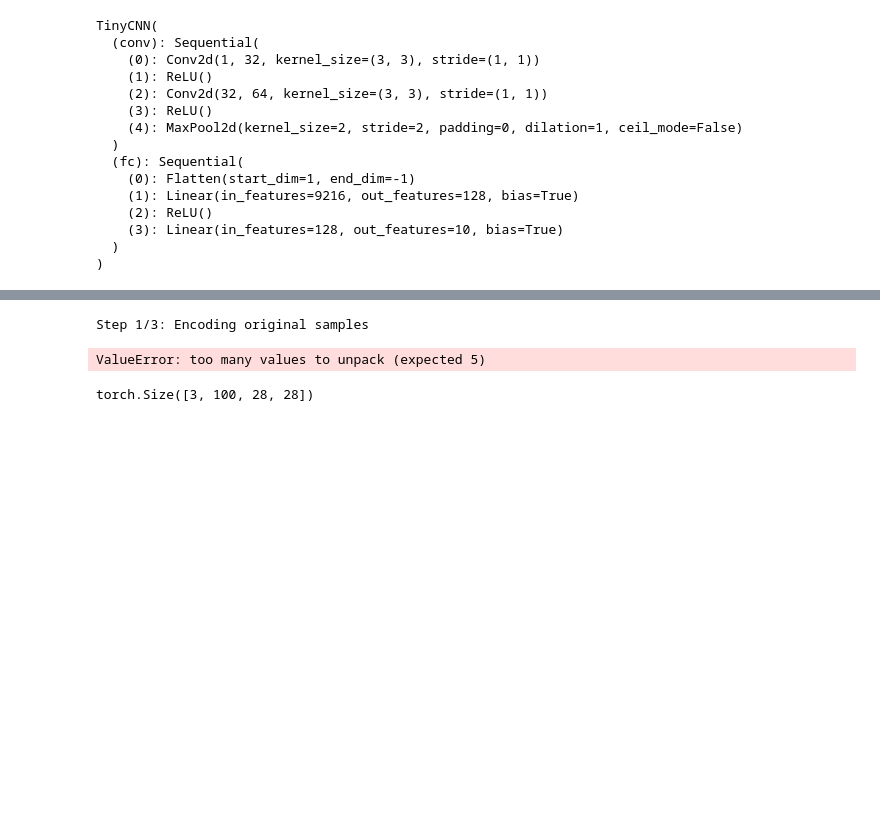
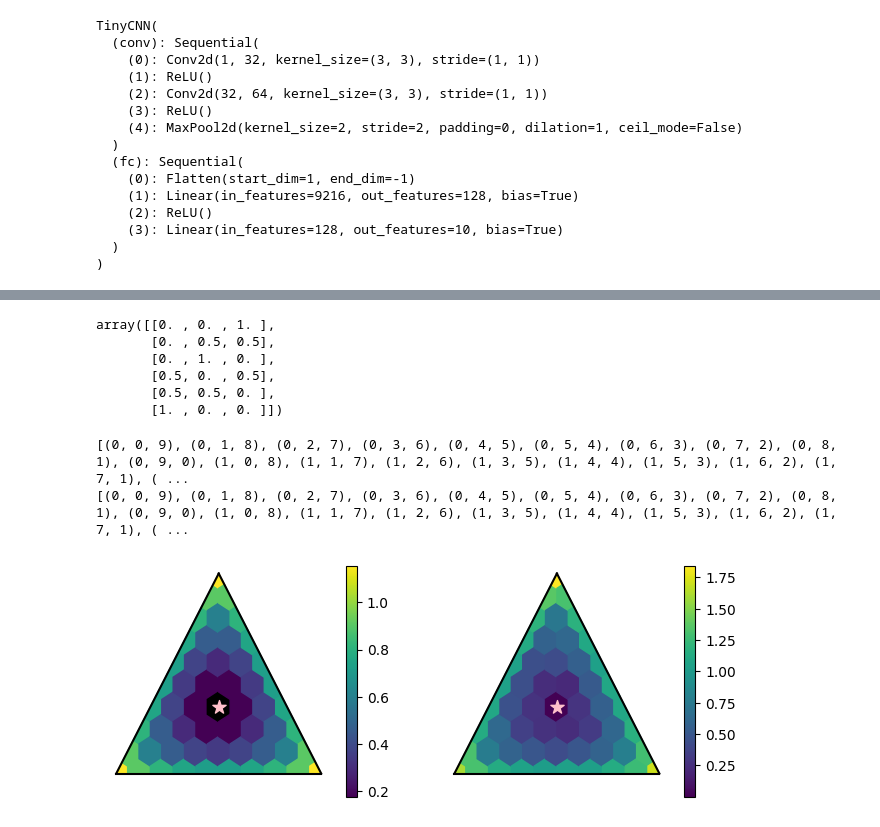
Before and after one commit to njwfish/DistributionEmbeddings, a Jupyter notebook: notebooks/mnist_multinomial.ipynb, the cells around one changed output, grey strips where cells are left out. Cells and saved outputs as stored; diff of their text form; code cells hidden in the pictures; blank space fills up the shorter version.

```diff
--- a/notebooks/mnist_multinomial.ipynb
+++ b/notebooks/mnist_multinomial.ipynb
@@ -70,7 +101,7 @@ def simplex_grid(dim, points_per_dim):
     grid = grid[np.isclose(grid.sum(axis=1), 1)]  # keep only rows that sum to 1
     return grid
 
-points_per_dim = 5
+points_per_dim = 3
 k = 3
 
 set_size = 100
@@ -85,6 +116,8 @@ mix_probs = torch.tensor(np.repeat(mix_probs_labels, n_sets//k, axis=1))
 
 dataset = MNISTDataset(n_classes=k, n_sets=n_sets, set_size=5000)
 mixer = SetMixer(k=k, mixed_set_size=set_size, n_mixed_sets=n_sets)
+mixed_sets = mixer.prescribed_mixing(dataset.data.flatten(start_dim=2), mix_probs)
+mixed_sets = mixed_sets.to(torch.float).to('cuda')
 # %%
 d = {
     "Encoder" : [],
@@ -134,21 +156,9 @@ from utils.eval_utils import compute_encodings_and_resamples, compute_metrics
-# %%
-enc, gen = load_model(cfg[0]['config'], cfg[0]['dir'], device)
-dataset = prepare_dataset(cfg[0]['config']['dataset'])
-mixer = hydra.utils.instantiate(cfg[0]['config']['mixer'])
-
-dl = DataLoader(dataset, batch_size=3, shuffle=False, collate_fn=mixer.collate_fn)
-dl_iter = iter(dl)
-samples = [next(dl_iter)['samples'] for _ in range(100)]
-
-results = compute_encodings_and_resamples(
-    enc, gen, samples, device,
-    encode_batch_size=10, max_encode_samples=1_000,
-    resample_batch_size=10, num_resamples=1_000,
-)
-# %% [output]
-Step 1/3: Encoding original samples
-ValueError: too many values to unpack (expected 5)
-# %%
-next(dl_iter)['samples'].squeeze().shape
-# %% [output]
-torch.Size([3, 100, 28, 28])
+# %%
+mix_probs_labels
+# %% [output]
+array([[0. , 0. , 1. ],
+       [0. , 0.5, 0.5],
+       [0. , 1. , 0. ],
+       [0.5, 0. , 0.5],
+       [0.5, 0.5, 0. ],
+       [1. , 0. , 0. ]])
@@ -154,0 +178,44 @@ torch.Size([3, 100, 28, 28])
+# %%
+def plot_ternary(ax, dists, mix_probs, title=None, scale=99):
+
+    prob_tuples = [tuple(map(int, np.round(s * scale))) for s in mix_probs]
+    print(prob_tuples)
+    anchor_idx = prob_tuples.index((scale//3, scale//3, scale//3))
+    # anchor_idx = 0
+    colors = dists[anchor_idx]
+    simplex_d = {prob_tuples[i]: colors[i] for i in range(len(prob_tuples))}
+
+    tax = ternary.TernaryAxesSubplot(ax=ax, scale=scale)
+    tax.heatmap(simplex_d, style="h")
+    tax.boundary()
+    tax.clear_matplotlib_ticks()
+    tax.get_axes().axis('off')
+    if title:
+        tax.set_title(title)
+
+    tax.scatter([prob_tuples[anchor_idx]], marker='*', color='pink', s=100, zorder=10)
+# %%
+idx = 0
+points_per_dim = 10
+k = 3
+set_size = 1000
+mix_probs_labels = simplex_grid(k, points_per_dim)
+n_sets = len(mix_probs_labels)
+mix_probs = torch.tensor(np.repeat(mix_probs_labels, n_sets//k, axis=1))
+dataset = MNISTDataset(n_classes=k, n_sets=n_sets, set_size=5000)
+mixer = SetMixer(k=k, mixed_set_size=set_size, n_mixed_sets=n_sets)
+mixed_sets = mixer.prescribed_mixing(dataset.data.flatten(start_dim=2), mix_probs)
+mixed_sets = mixed_sets.to(torch.float).to('cuda')
+
+encoder, _ = load_model(cfg[idx]['config'], cfg[idx]['dir'], 'cuda')
+w, l = batched_dists(mixed_sets.reshape(n_sets, set_size, 1, 28, 28),
+                        mix_probs_labels, encoder)
+
+fig, axs = plt.subplots(1, 2, figsize=(8, 3))
+
+plot_ternary(axs[0], w, mix_probs_labels, scale=9)
+plot_ternary(axs[1], l.cpu(), mix_probs_labels, scale=9)
+# %% [output]
+[(0, 0, 9), (0, 1, 8), (0, 2, 7), (0, 3, 6), (0, 4, 5), (0, 5, 4), (0, 6, 3), (0, 7, 2), (0, 8, 1), (0, 9, 0), (1, 0, 8), (1, 1, 7), (1, 2, 6), (1, 3, 5), (1, 4, 4), (1, 5, 3), (1, 6, 2), (1, 7, 1), ( ...
+[(0, 0, 9), (0, 1, 8), (0, 2, 7), (0, 3, 6), (0, 4, 5), (0, 5, 4), (0, 6, 3), (0, 7, 2), (0, 8, 1), (0, 9, 0), (1, 0, 8), (1, 1, 7), (1, 2, 6), (1, 3, 5), (1, 4, 4), (1, 5, 3), (1, 6, 2), (1, 7, 1), ( ...
+[figure, added]
```
Also changed, not shown: parts of 6 cells of this notebook, 1 other file.
